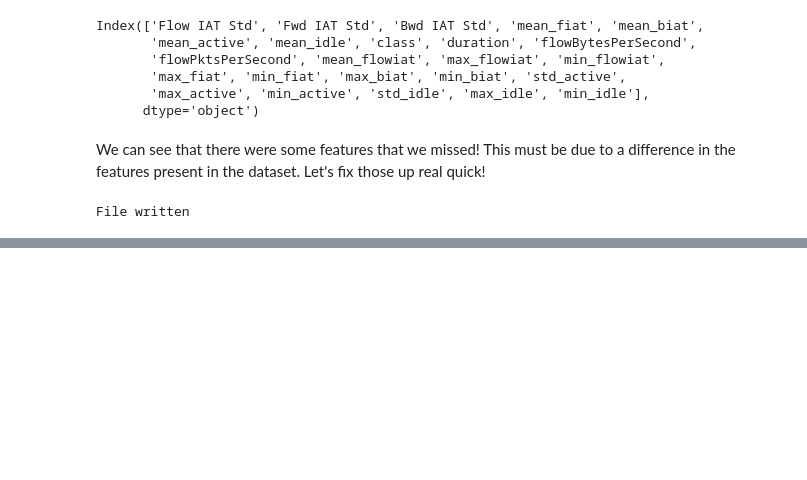
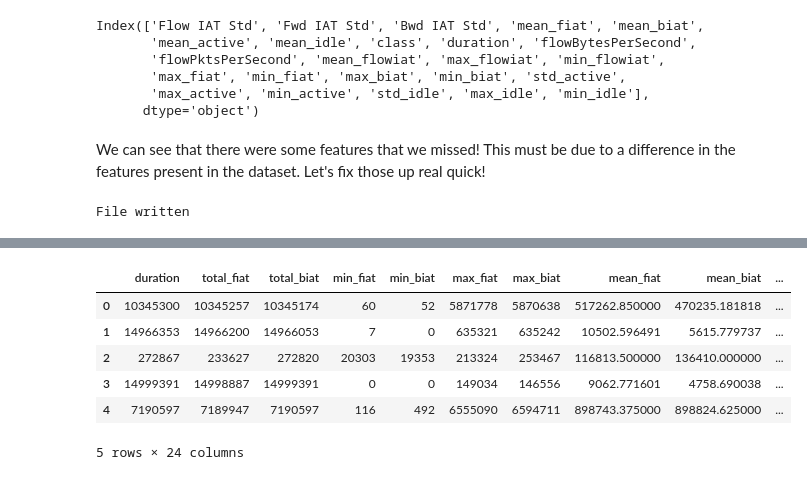
Before and after one commit to Colorado-Mesa-University-Cybersecurity/DeepLearning-TorTraffic, a Jupyter notebook: notebooks/fix 10s file.ipynb, the cells around one changed output, grey strips where cells are left out. Drawn from its saved outputs; the diff is of its cells as text; code cells hidden in the pictures; blank space fills up the shorter version.

Commit message:
added Scenario B fix

```diff
--- a/notebooks/fix 10s file.ipynb
+++ b/notebooks/fix 10s file.ipynb
@@ -207,0 +234,16 @@ File written
+# %%
+path = '../../tor_dataset/'
+scenario = 'Scenario-B/'
+file = 'TimeBasedFeatures-15s-Layer2.csv'
+
+df1 = pd.read_csv(path + scenario + file)
+
+df1.head()
+# %% [output]
+|  | duration | total_fiat | total_biat | min_fiat | min_biat | max_fiat | max_biat | mean_fiat | mean_biat | ... |
+| 0 | 10345300 | 10345257 | 10345174 | 60 | 52 | 5871778 | 5870638 | 517262.850000 | 470235.181818 | ... |
+| 1 | 14966353 | 14966200 | 14966053 | 7 | 0 | 635321 | 635242 | 10502.596491 | 5615.779737 | ... |
+| 2 | 272867 | 233627 | 272820 | 20303 | 19353 | 213324 | 253467 | 116813.500000 | 136410.000000 | ... |
+| 3 | 14999391 | 14998887 | 14999391 | 0 | 0 | 149034 | 146556 | 9062.771601 | 4758.690038 | ... |
+| 4 | 7190597 | 7189947 | 7190597 | 116 | 492 | 6555090 | 6594711 | 898743.375000 | 898824.625000 | ... |
+5 rows × 24 columns
```
Also changed, not shown: parts of 17 cells of this notebook.
